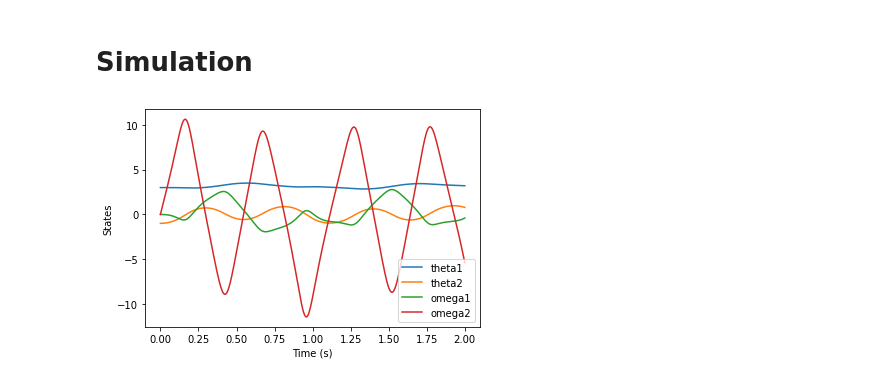
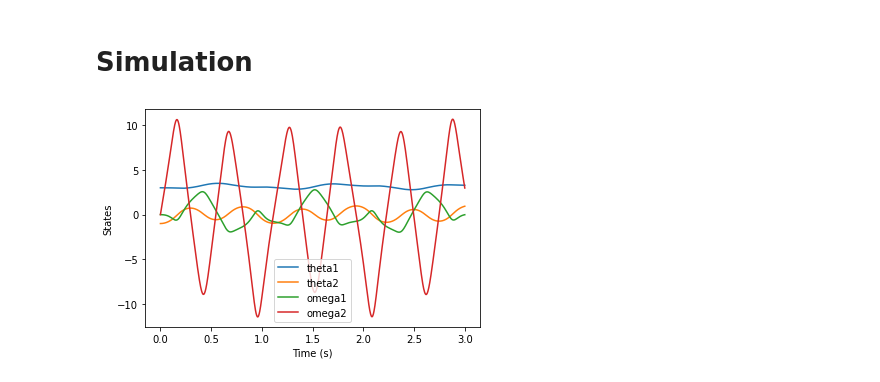
Before and after one commit to jdekarske/2d-robot-prognostics, a Jupyter notebook: robotdynamics.ipynb, the cells around one changed output. Saved outputs shown, nothing was run; the diff lists cells and outputs as text; code cells hidden in the pictures.

```diff
--- a/robotdynamics.ipynb
+++ b/robotdynamics.ipynb
@@ -177,26 +183,26 @@ $\displaystyle \left\{ I_{Fz} : 0.004095, \  I_{Uz} : 0.012236994, \  d_{F} : 0.
 # %% [markdown]
 # Simulation
 # %%
-sys.times = np.linspace(0.0, 2.0, num=1000)
+sys.times = np.linspace(0.0, 3.0, num=1000)
 sys.initial_conditions = {
                           theta1: 3.0,
                           theta2: -1.0,
                           omega1: 0.0,
                           omega2: 0.0,
                          }
 states = sys.integrate()
 
 
 import matplotlib.pyplot as plt
 
 fig, ax = plt.subplots()
 ax.plot(sys.times, states)
 ax.set_ylabel('States')
 ax.set_xlabel('Time (s)')
 ax.legend(['theta1', 'theta2', 'omega1', 'omega2'])
 plt.show()
 # %% [output]
-[figure, old version]
+[figure, new version]
 # %%
 from pydy.viz import Sphere, Cylinder, VisualizationFrame, Scene
 
```
Also changed, not shown: parts of 6 cells of this notebook.
